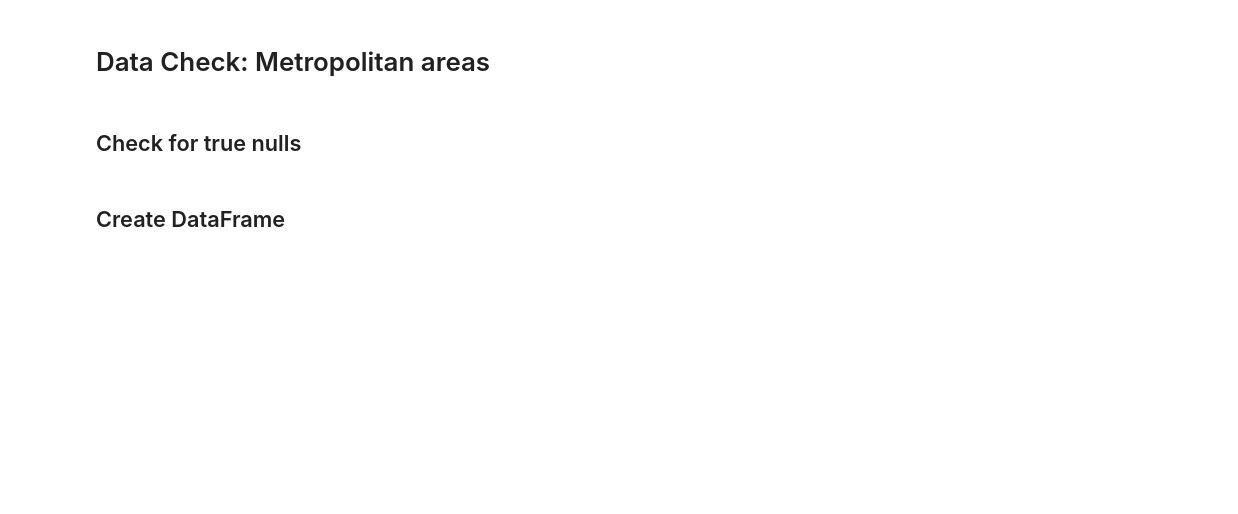
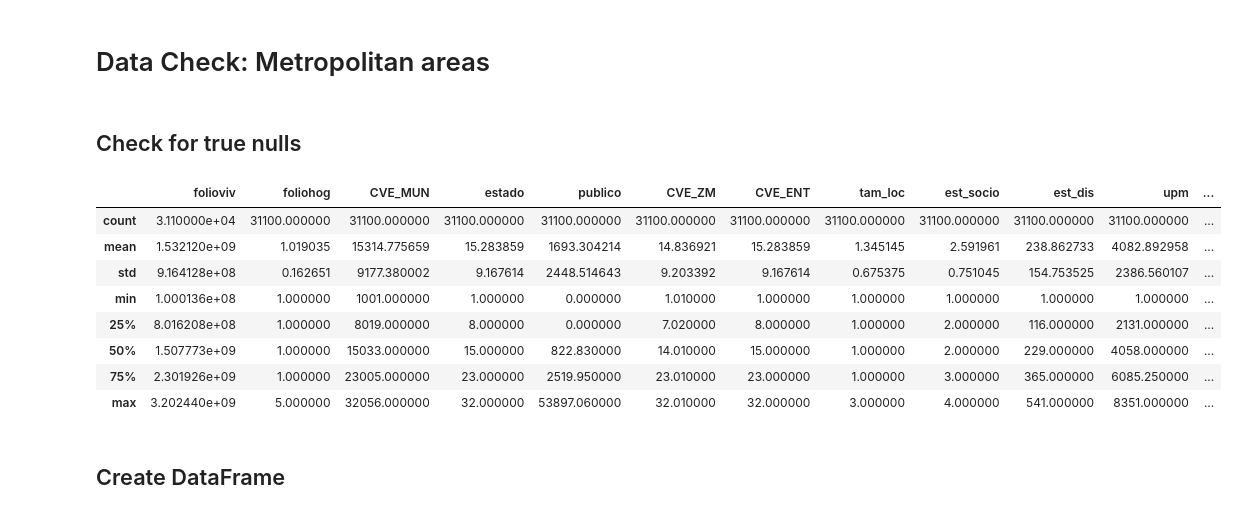
Before and after one commit to Sergio-Huezo/ResEleCon-MX, a Jupyter notebook: Data Check.ipynb, the cells around one changed output. Saved outputs shown, nothing was run; the diff lists cells and outputs as text; code cells hidden in the pictures; blank space fills up the shorter version.

```diff
--- a/Data Check.ipynb
+++ b/Data Check.ipynb
@@ -26,3 +28,15 @@ concentrador.loc[(concentrador['vehiculos']==0) & (concentrador['gasto_tri_total
+# %%
+concentrador.describe()
+# %% [output]
+|  | folioviv | foliohog | CVE_MUN | estado | publico | CVE_ZM | CVE_ENT | tam_loc | est_socio | est_dis | upm | ... |
+| count | 3.110000e+04 | 31100.000000 | 31100.000000 | 31100.000000 | 31100.000000 | 31100.000000 | 31100.000000 | 31100.000000 | 31100.000000 | 31100.000000 | 31100.000000 | ... |
+| mean | 1.532120e+09 | 1.019035 | 15314.775659 | 15.283859 | 1693.304214 | 14.836921 | 15.283859 | 1.345145 | 2.591961 | 238.862733 | 4082.892958 | ... |
+| std | 9.164128e+08 | 0.162651 | 9177.380002 | 9.167614 | 2448.514643 | 9.203392 | 9.167614 | 0.675375 | 0.751045 | 154.753525 | 2386.560107 | ... |
+| min | 1.000136e+08 | 1.000000 | 1001.000000 | 1.000000 | 0.000000 | 1.010000 | 1.000000 | 1.000000 | 1.000000 | 1.000000 | 1.000000 | ... |
+| 25% | 8.016208e+08 | 1.000000 | 8019.000000 | 8.000000 | 0.000000 | 7.020000 | 8.000000 | 1.000000 | 2.000000 | 116.000000 | 2131.000000 | ... |
+| 50% | 1.507773e+09 | 1.000000 | 15033.000000 | 15.000000 | 822.830000 | 14.010000 | 15.000000 | 1.000000 | 2.000000 | 229.000000 | 4058.000000 | ... |
+| 75% | 2.301926e+09 | 1.000000 | 23005.000000 | 23.000000 | 2519.950000 | 23.010000 | 23.000000 | 1.000000 | 3.000000 | 365.000000 | 6085.250000 | ... |
+| max | 3.202440e+09 | 5.000000 | 32056.000000 | 32.000000 | 53897.060000 | 32.010000 | 32.000000 | 3.000000 | 4.000000 | 541.000000 | 8351.000000 | ... |
 # %% [markdown]
 ## Create DataFrame
 # %%
```
Also changed, not shown: parts of 1 cell of this notebook, 3 other files.
